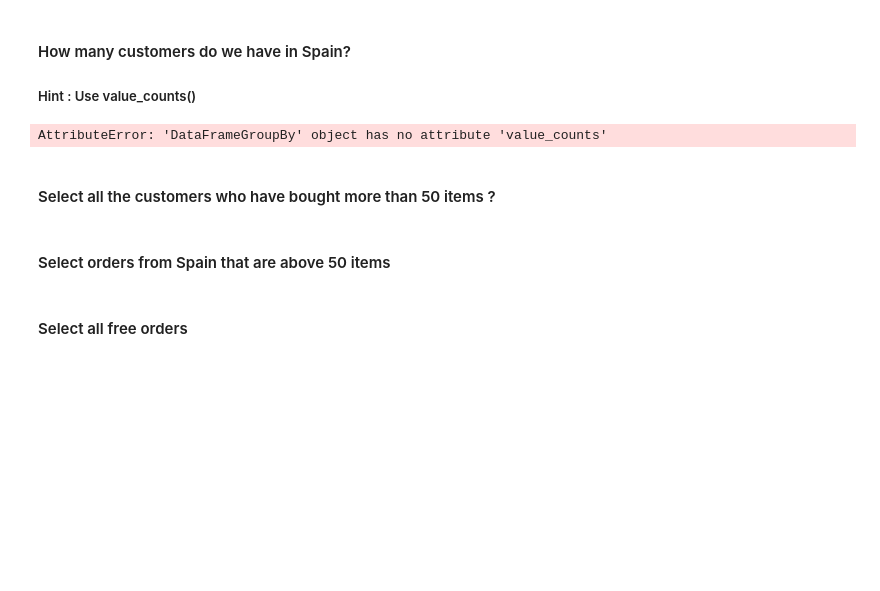
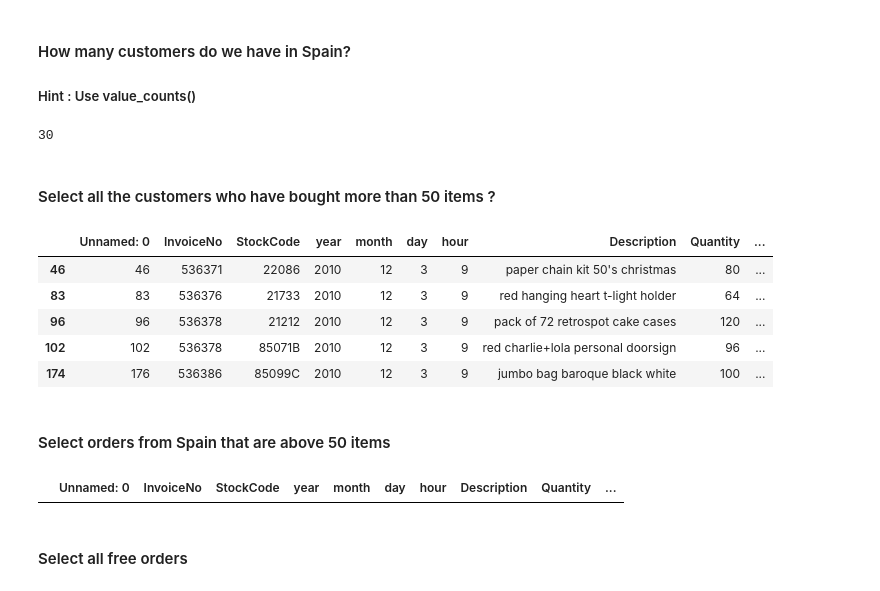
Before and after one commit to Ironhack-Data-Madrid-Enero-2022/lab-subsetting-and-descriptive-stats, a Jupyter notebook: your-code/main.ipynb, the cells around one changed output. Saved outputs shown, nothing was run; the diff lists cells and outputs as text; code cells hidden in the pictures; blank space fills up the shorter version.

```diff
--- a/your-code/main.ipynb
+++ b/your-code/main.ipynb
@@ -404,9 +403,9 @@ spain_customers
 # %% [markdown]
 #### How many customers do we have in Spain?
 ##### Hint : Use value_counts()
-# %%
-spain_customers.value_counts()
-# %% [output]
-AttributeError: 'DataFrameGroupBy' object has no attribute 'value_counts'
+# %%
+len(spain_customers)
+# %% [output]
+30
 # %% [markdown]
 #### Select all the customers who have bought more than 50 items ?
@@ -415,2 +412,11 @@ AttributeError: 'DataFrameGroupBy' object has no attribute 'value_counts'
+# %%
+orders[orders.Quantity > 50].head(5)
+# %% [output]
+|  | Unnamed: 0 | InvoiceNo | StockCode | year | month | day | hour | Description | Quantity | ... |
+| 46 | 46 | 536371 | 22086 | 2010 | 12 | 3 | 9 | paper chain kit 50's christmas | 80 | ... |
+| 83 | 83 | 536376 | 21733 | 2010 | 12 | 3 | 9 | red hanging heart t-light holder | 64 | ... |
+| 96 | 96 | 536378 | 21212 | 2010 | 12 | 3 | 9 | pack of 72 retrospot cake cases | 120 | ... |
+| 102 | 102 | 536378 | 85071B | 2010 | 12 | 3 | 9 | red charlie+lola personal doorsign | 96 | ... |
+| 174 | 176 | 536386 | 85099C | 2010 | 12 | 3 | 9 | jumbo bag baroque black white | 100 | ... |
 # %% [markdown]
 #### Select orders from Spain that are above 50 items
@@ -419,2 +423,7 @@ AttributeError: 'DataFrameGroupBy' object has no attribute 'value_counts'
+# %%
+orders_spain = orders[(orders.Quantity > 50) & orders.Country == "Spain"]
+orders_spain
+# %% [output]
+|  | Unnamed: 0 | InvoiceNo | StockCode | year | month | day | hour | Description | Quantity | ... |
 # %% [markdown]
 #### Select all free orders
```
Also changed, not shown: parts of 20 cells of this notebook.
